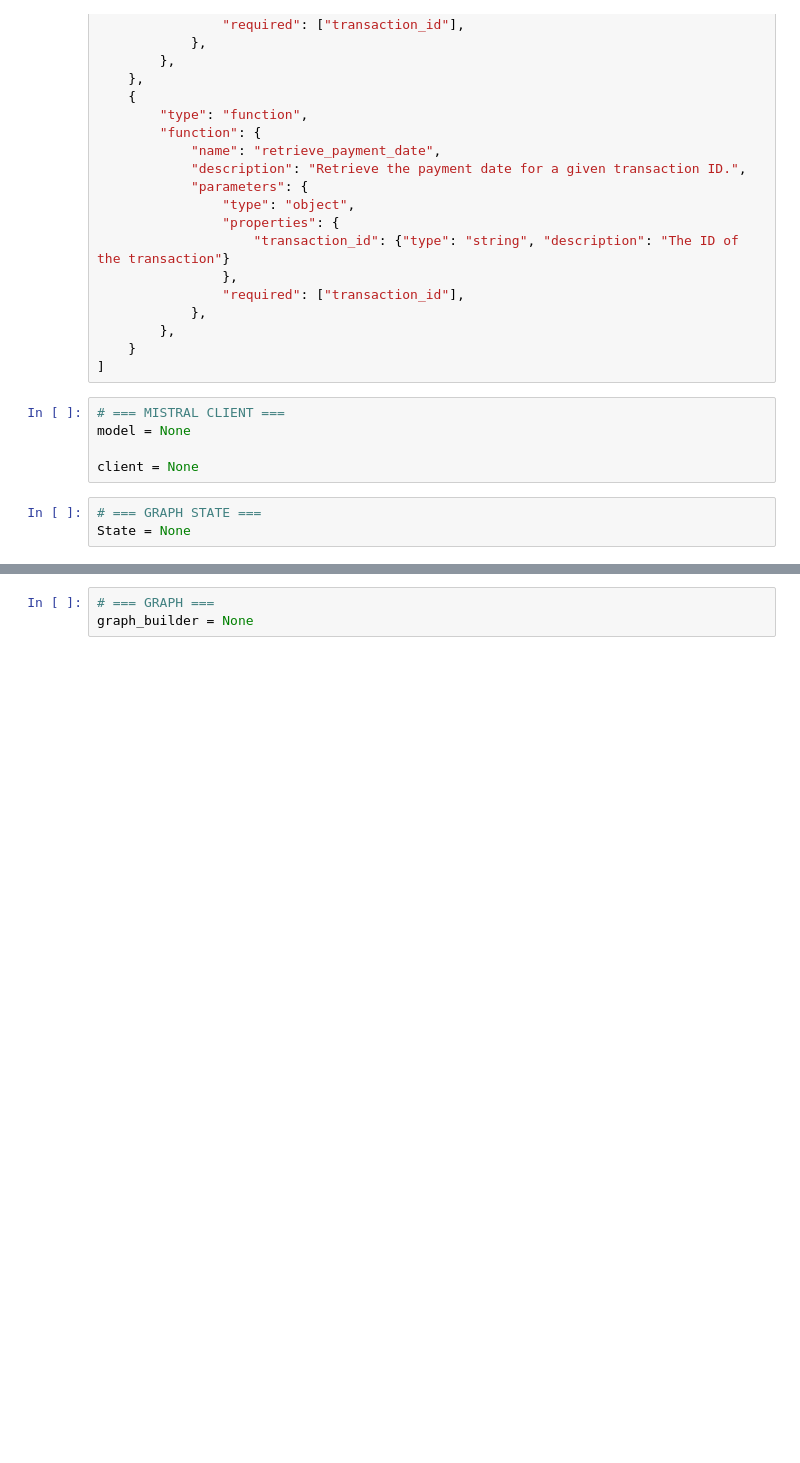
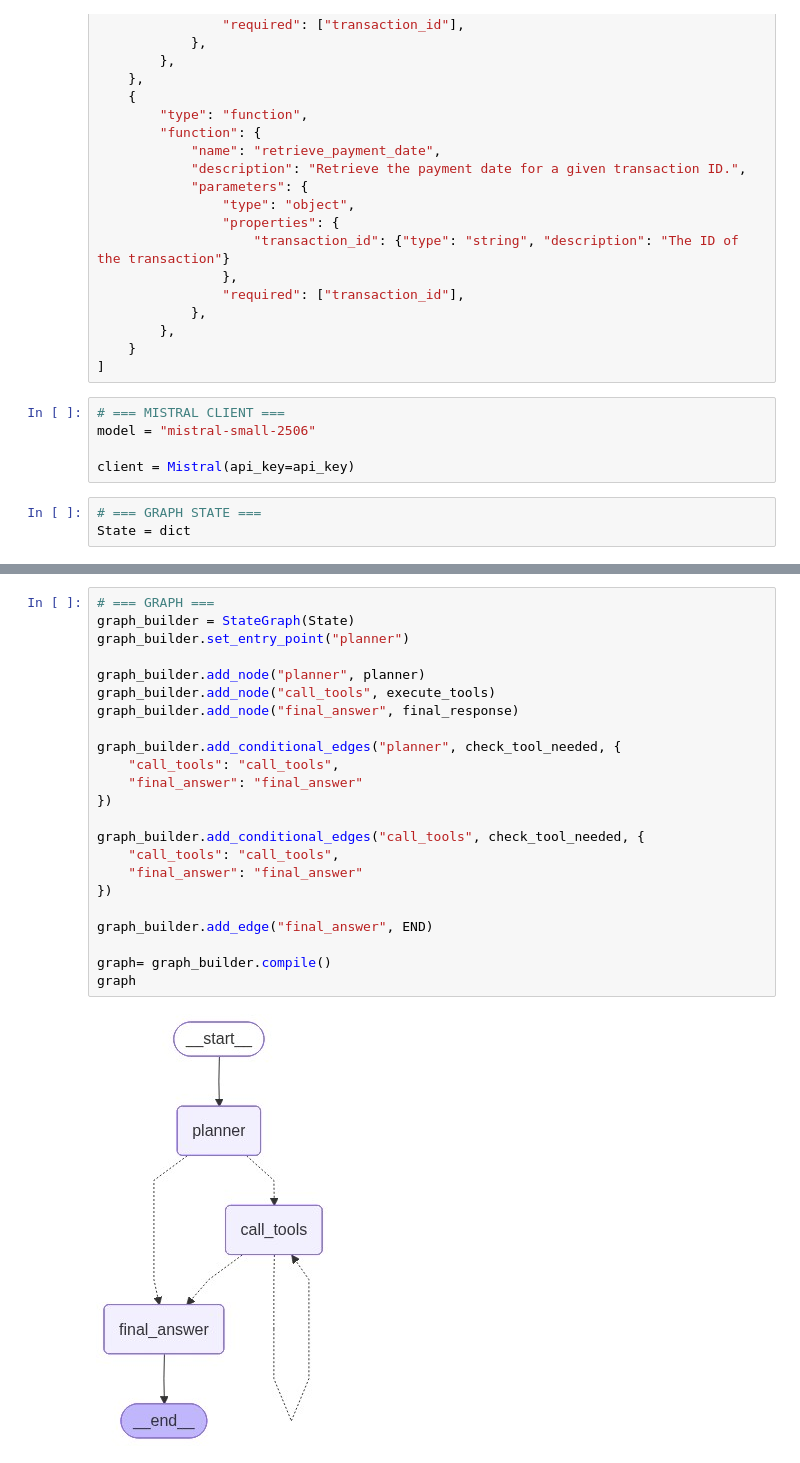
Before and after one commit to dvaghasiya766/AIML-WorkShop, a Jupyter notebook: NoteBook/Day 4/Agents_and_Tools_LangGraph.ipynb, the cells around one changed output, grey strips where cells are left out. Saved outputs shown, nothing was run; the diff lists cells and outputs as text; blank space fills up the shorter version.

```diff
--- a/NoteBook/Day 4/Agents_and_Tools_LangGraph.ipynb
+++ b/NoteBook/Day 4/Agents_and_Tools_LangGraph.ipynb
@@ -110,12 +89,12 @@ tools = [
 ]
 # %%
 # === MISTRAL CLIENT ===
-model = None
+model = "mistral-small-2506"
 
-client = None
+client = Mistral(api_key=api_key)
 # %%
 # === GRAPH STATE ===
-State = None
+State = dict
 # %%
 # === NODES ===
 
@@ -145,6 +147,28 @@ def check_tool_needed(state: State) -> str:
 # %%
 # === GRAPH ===
-graph_builder = None
+graph_builder = StateGraph(State)
+graph_builder.set_entry_point("planner")
+
+graph_builder.add_node("planner", planner)
+graph_builder.add_node("call_tools", execute_tools)
+graph_builder.add_node("final_answer", final_response)
+
+graph_builder.add_conditional_edges("planner", check_tool_needed, {
+    "call_tools": "call_tools",
+    "final_answer": "final_answer"
+})
+
+graph_builder.add_conditional_edges("call_tools", check_tool_needed, {
+    "call_tools": "call_tools",
+    "final_answer": "final_answer"
+})
+
+graph_builder.add_edge("final_answer", END)
+
+graph= graph_builder.compile()
+graph
+# %% [output]
+[figure, added]
 # %%
 # === RUN Query ===
 def run_query(user_query: str, with_system: bool = True):
```
Also changed, not shown: parts of 4 cells of this notebook.
